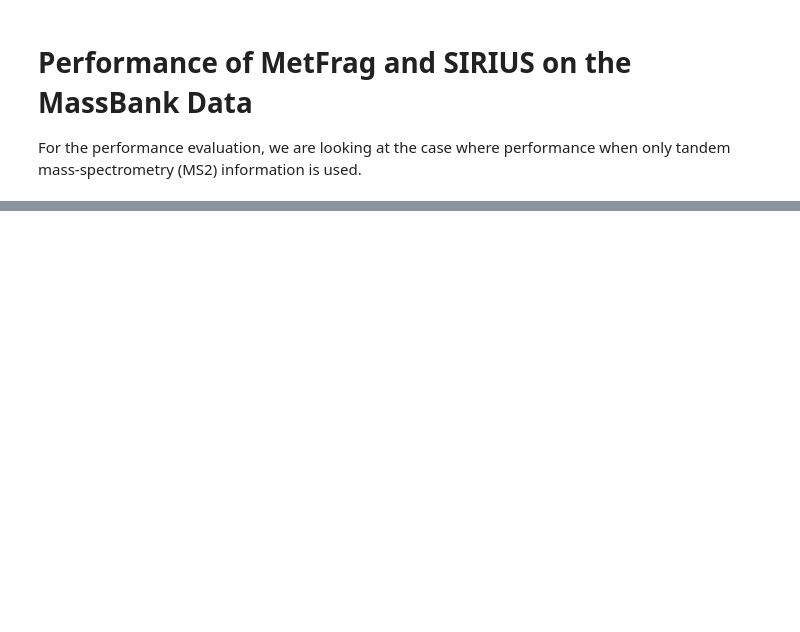
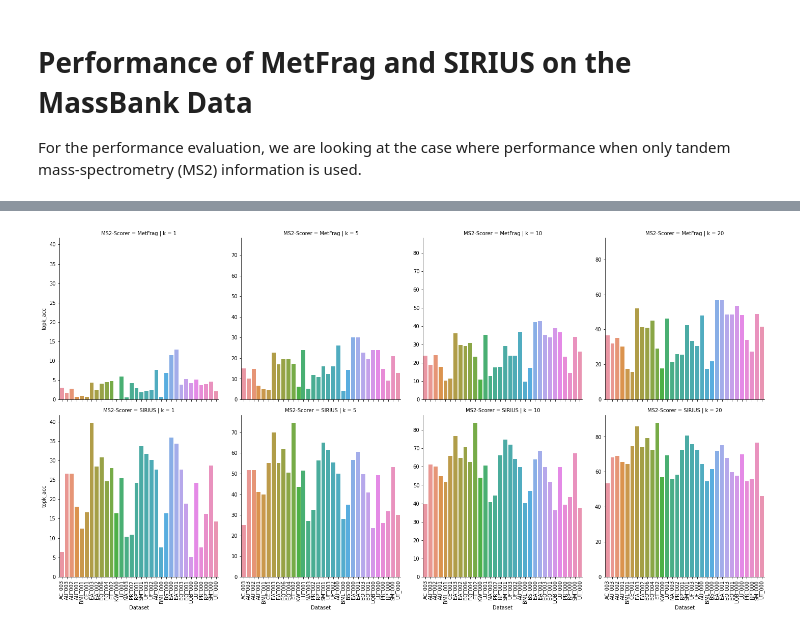
Before and after one commit to bachi55/massbank2db_FILES, a Jupyter notebook: analysis/baseline_performance.ipynb, the cells around one changed output, grey strips where cells are left out. Saved outputs shown, nothing was run; the diff lists cells and outputs as text; code cells hidden in the pictures; blank space fills up the shorter version.

```diff
--- a/analysis/baseline_performance.ipynb
+++ b/analysis/baseline_performance.ipynb
@@ -78,0 +152,7 @@ KeyboardInterrupt:
+# %%
+g = sns.catplot(data=res_df[res_df["k"].isin([1, 5, 10, 20])], x="Dataset", y="topk_acc", row="MS2-Scorer", col="k", kind="bar", sharey="col")
+for c in range(4):
+    ax = g.axes[1, c]
+    _ = ax.set_xticklabels(ax.get_xticklabels(), rotation = 90)
+# %% [output]
+[figure, added]
```
Also changed, not shown: parts of 3 cells of this notebook, 1 other file.
